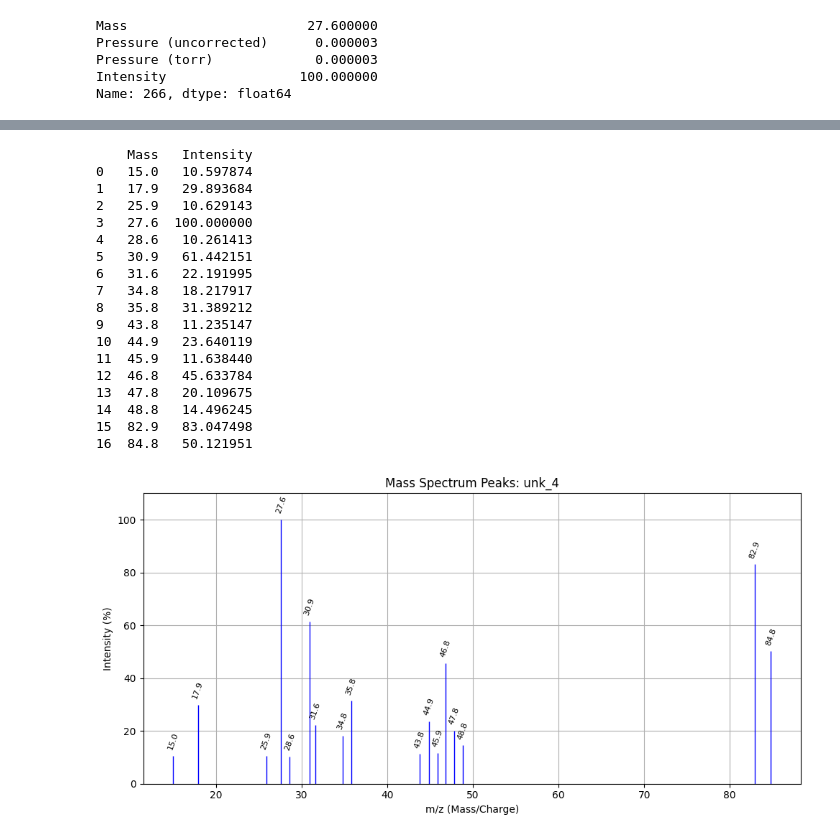
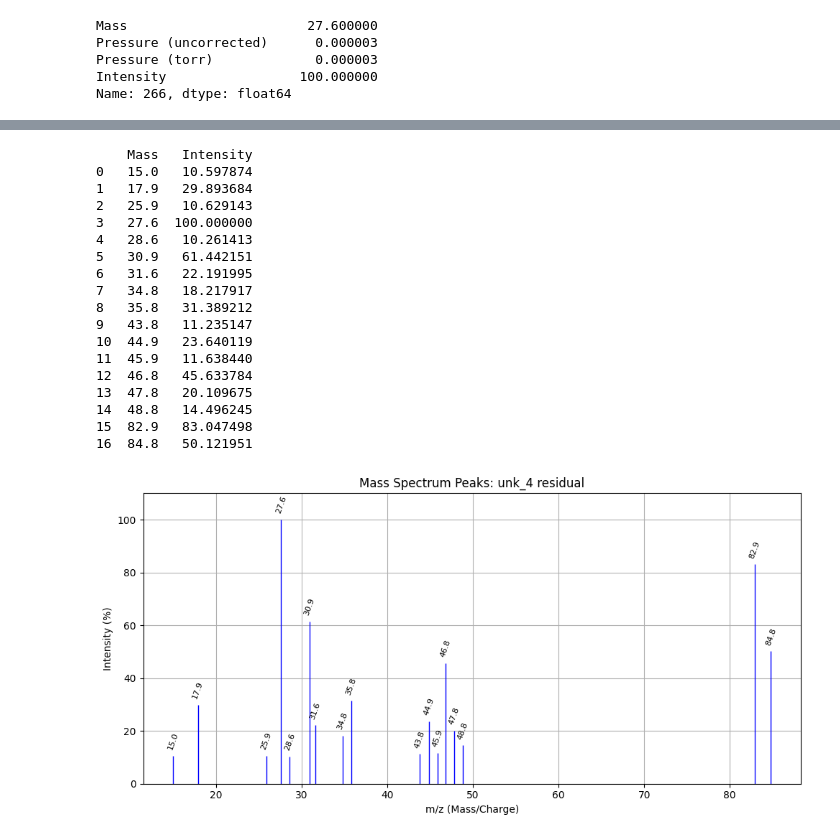
Before and after one commit to kearb-stomp/AdvLabs, a Jupyter notebook: Lab 3/Test.ipynb, the cells around one changed output, grey strips where cells are left out. Cells and saved outputs as stored; diff of their text form; code cells hidden in the pictures.

```diff
--- a/Lab 3/Test.ipynb
+++ b/Lab 3/Test.ipynb
@@ -268,32 +268,32 @@ for m, I in zip(peaks_mass_leftover_2, peaks_leftover_2):
         fontsize=8,
         rotation=70)         # slanted like your sample
 
 # Customize plot
 ax.set_xlabel("m/z (Mass/Charge)")
 ax.set_ylabel("Intensity (%)")
-ax.set_title("Mass Spectrum Peaks: unk_4")
+ax.set_title("Mass Spectrum Peaks: unk_4 residual")
 ax.set_ylim(0, 110)  # Adjust if needed
 ax.grid(True)
 
 plt.tight_layout()
 plt.show()
 # %% [output]
     Mass   Intensity
 0   15.0   10.597874
 1   17.9   29.893684
 2   25.9   10.629143
 3   27.6  100.000000
 4   28.6   10.261413
 5   30.9   61.442151
 6   31.6   22.191995
 7   34.8   18.217917
 8   35.8   31.389212
 9   43.8   11.235147
 10  44.9   23.640119
 11  45.9   11.638440
 12  46.8   45.633784
 13  47.8   20.109675
 14  48.8   14.496245
 15  82.9   83.047498
 16  84.8   50.121951
-[figure, old version]
+[figure, new version]
```
Also changed, not shown: parts of 1 cell of this notebook, 1 other file.
